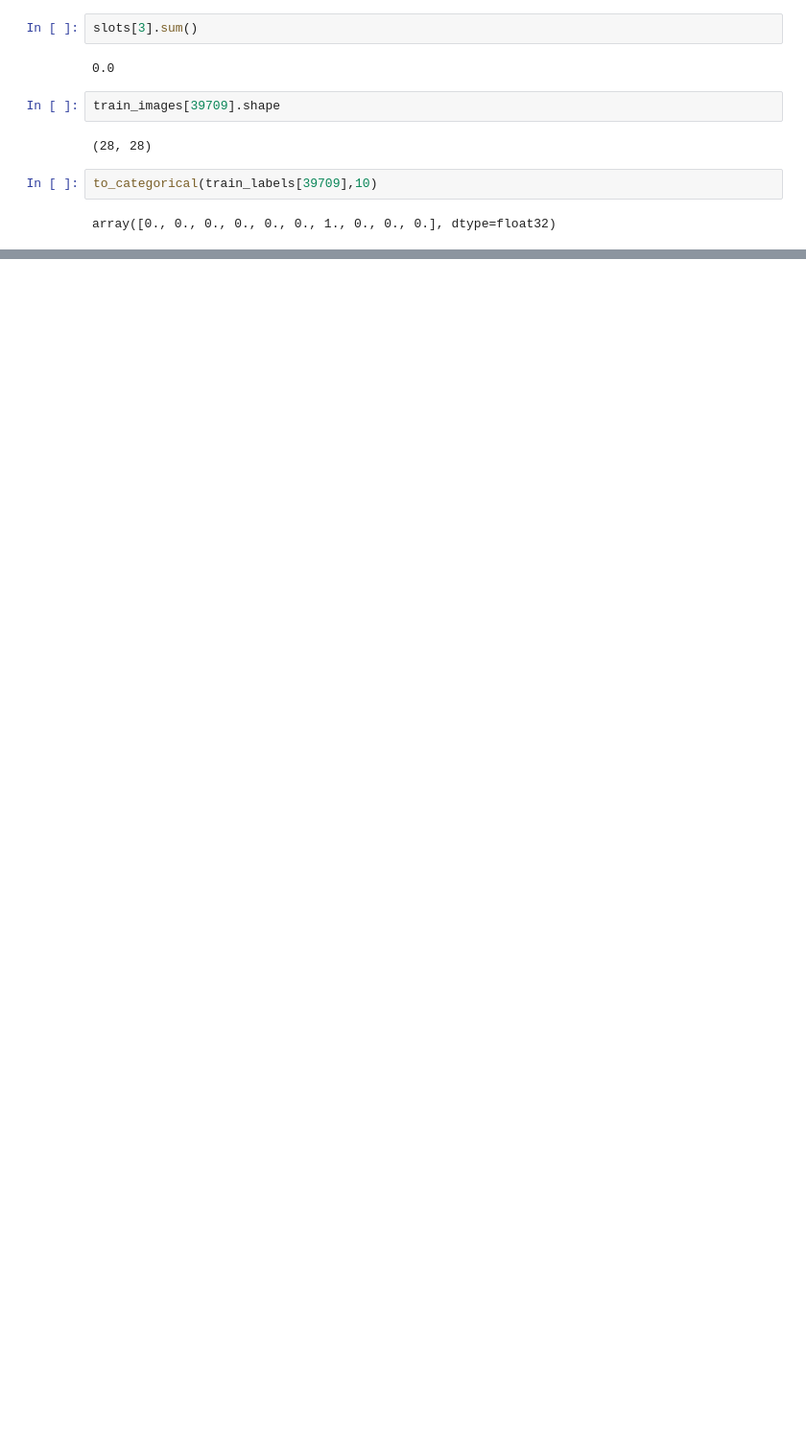
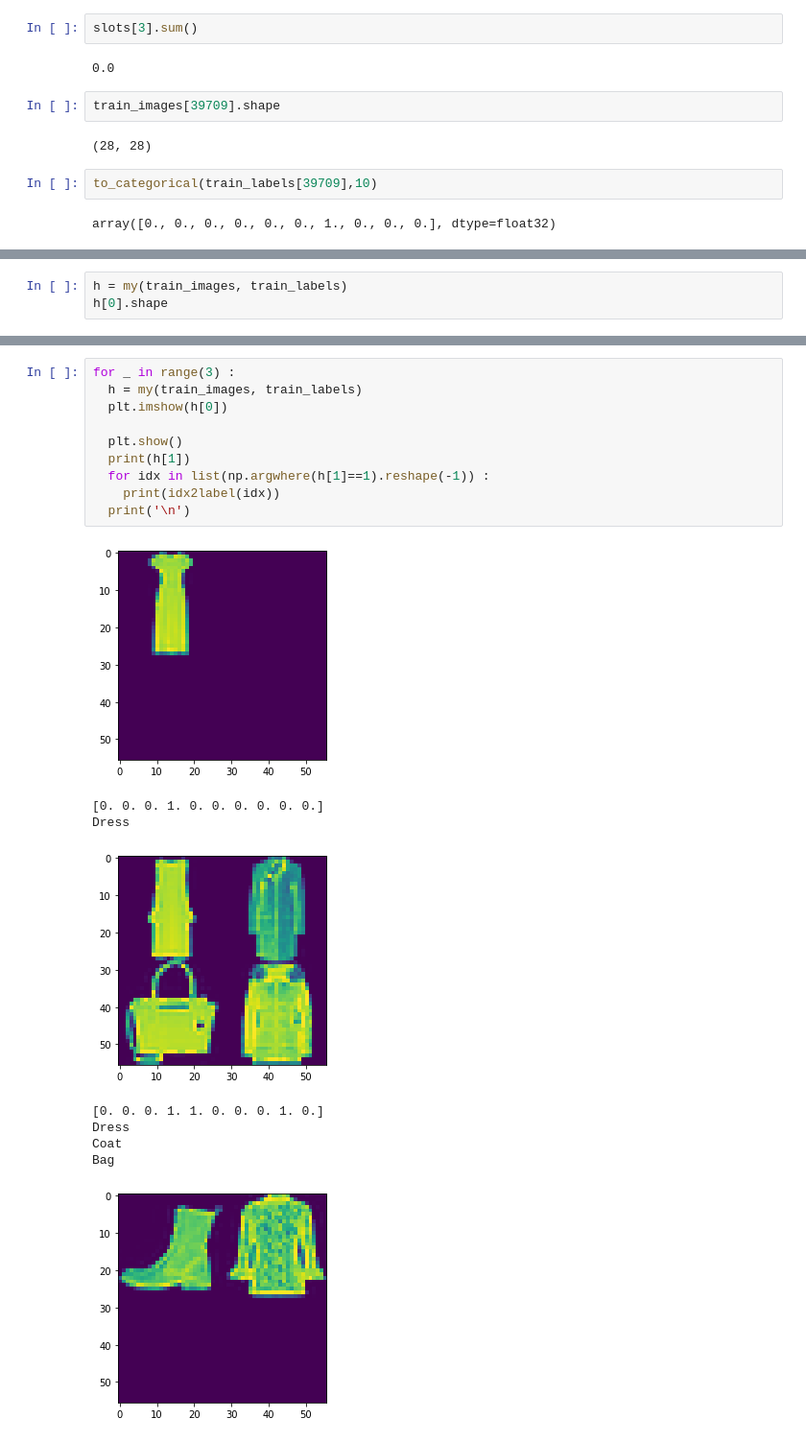
Before and after one commit to Vaycold/Vaycold, a Jupyter notebook: Python_DL/여러 의상 사진에서 옷 종류 구분하기.ipynb, the cells around one changed output, grey strips where cells are left out. Shown at 96% size. Saved outputs shown, nothing was run; the diff lists cells and outputs as text; blank space fills up the shorter version.

```diff
--- a/Python_DL/여러 의상 사진에서 옷 종류 구분하기.ipynb
+++ b/Python_DL/여러 의상 사진에서 옷 종류 구분하기.ipynb
@@ -359,0 +406,3 @@ array([0., 0., 0., 0., 0., 0., 1., 0., 0., 0.], dtype=float32)
+# %%
+h = my(train_images, train_labels)
+h[0].shape
@@ -359,0 +419,20 @@ array([0., 0., 0., 0., 0., 0., 1., 0., 0., 0.], dtype=float32)
+# %%
+for _ in range(3) :
+  h = my(train_images, train_labels)
+  plt.imshow(h[0])
+
+  plt.show()
+  print(h[1])
+  for idx in list(np.argwhere(h[1]==1).reshape(-1)) :
+    print(idx2label(idx))
+  print('\n')
+# %% [output]
+[figure, added]
+[0. 0. 0. 1. 0. 0. 0. 0. 0. 0.]
+Dress
+[figure, added]
+[0. 0. 0. 1. 1. 0. 0. 0. 1. 0.]
+Dress
+Coat
+Bag
+[figure, added]
```
Also changed, not shown: parts of 20 cells of this notebook.
